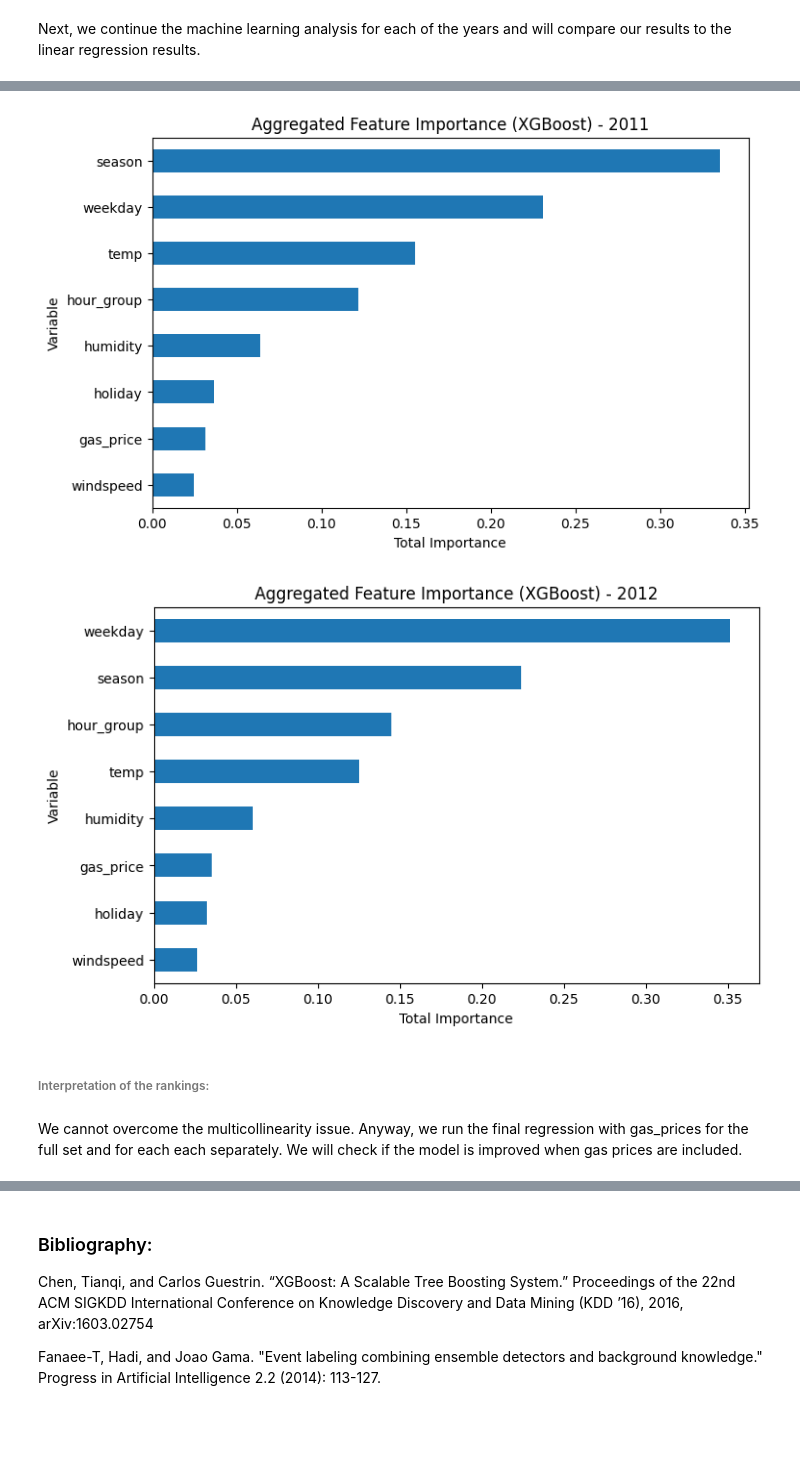
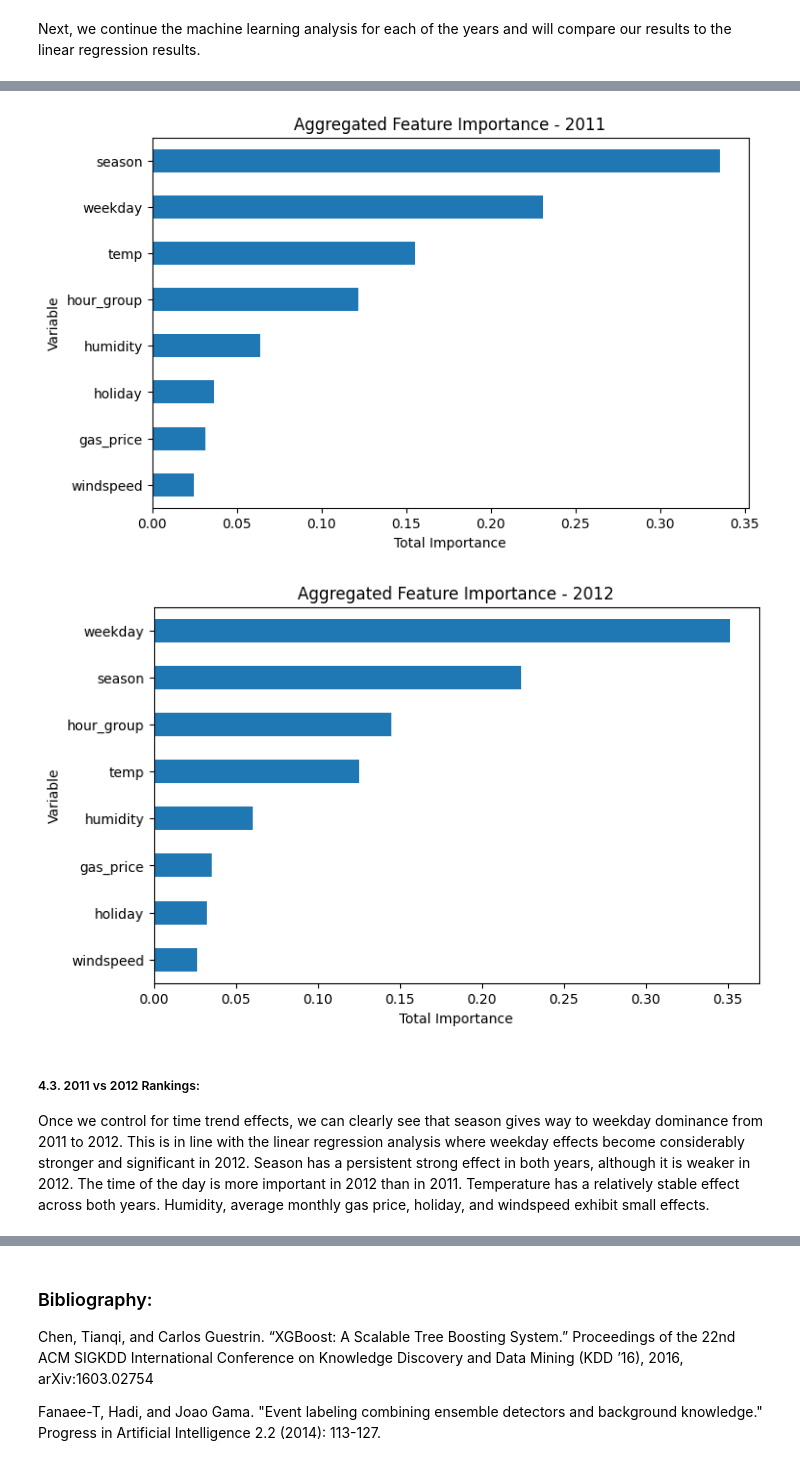
Before and after one commit to rumen111/data_science, a Jupyter notebook: data_science.ipynb, the cells around one changed output, grey strips where cells are left out. Cells and saved outputs as stored; diff of their text form; code cells hidden in the pictures; blank space fills up the shorter version.

```diff
--- a/data_science.ipynb
+++ b/data_science.ipynb
@@ -1249,17 +1253,17 @@ def get_base_variable(feature):
     elif feature.startswith("holiday_"):
         return "holiday"
     else:
-        return feature  # temp, humidity, windspeed
+        return feature
 
 
 def run_xgb_aggregated(X, y, title):
 
-    # Train-test split
+
     X_train, X_test, y_train, y_test = train_test_split(
         X, y, test_size=0.2, random_state=42
     )
 
-    # Model
+
     model = XGBRegressor(
         n_estimators=150,
         max_depth=5,
@@ -1269,41 +1273,41 @@ def run_xgb_aggregated(X, y, title):
 
     model.fit(X_train, y_train)
 
-    # Feature importance
+
     importance_df = pd.DataFrame({
         "feature": X.columns,
         "importance": model.feature_importances_
     })
 
-    # Aggregate dummy variables into original variable names
+
     importance_df["variable"] = importance_df["feature"].apply(get_base_variable)
 
     aggregated_importance = (
         importance_df
         .groupby("variable")["importance"]
         .sum()
         .sort_values(ascending=True)
     )
 
-    # Plot
+
     plt.figure(figsize=(8, 5))
     aggregated_importance.plot(kind="barh")
-    plt.title(f"Aggregated Feature Importance (XGBoost) - {title}")
+    plt.title(f"Aggregated Feature Importance - {title}")
     plt.xlabel("Total Importance")
     plt.ylabel("Variable")
     plt.show()
 
     return model, aggregated_importance
 
 X_2011, y_2011 = prepare_data(df_2011)
 model_2011, importance_2011 = run_xgb_aggregated(X_2011, y_2011, "2011")
 
 X_2012, y_2012 = prepare_data(df_2012)
 model_2012, importance_2012 = run_xgb_aggregated(X_2012, y_2012, "2012")
 # %% [output]
-[figure, old version]
+[figure, new version]
-[figure, old version]
+[figure, new version]
 # %% [markdown]
-###### Interpretation of the rankings:
+##### 4.3. 2011 vs 2012 Rankings:
+
+Once we control for time trend effects, we can clearly see that season gives way to weekday dominance from 2011 to 2012. This is in line with the linear regression analysis where weekday effects become considerably stronger and significant in 2012. Season has a persistent strong effect in both years, although it is weaker in 2012. The time of the day is more important in 2012 than in 2011. Temperature has a relatively stable effect across both years. Humidity, average monthly gas price, holiday, and windspeed exhibit small effects.
-# %% [markdown]
-We cannot overcome the multicollinearity issue. Anyway, we run the final regression with gas_prices for the full set and for each each separately. We will check if the model is improved when gas prices are included.
```
Also changed, not shown: parts of 31 cells of this notebook.
